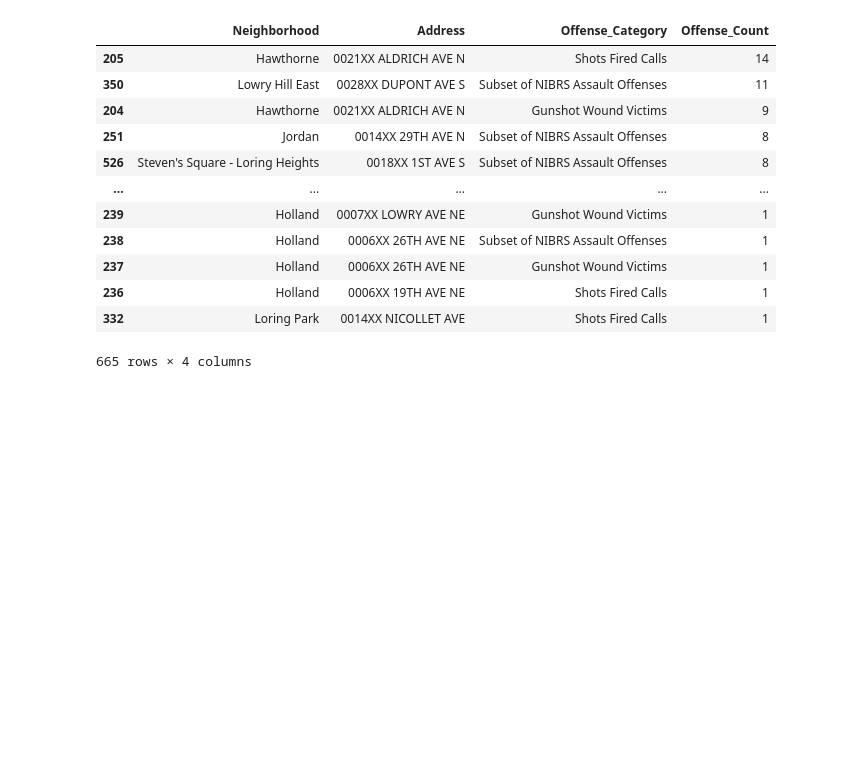
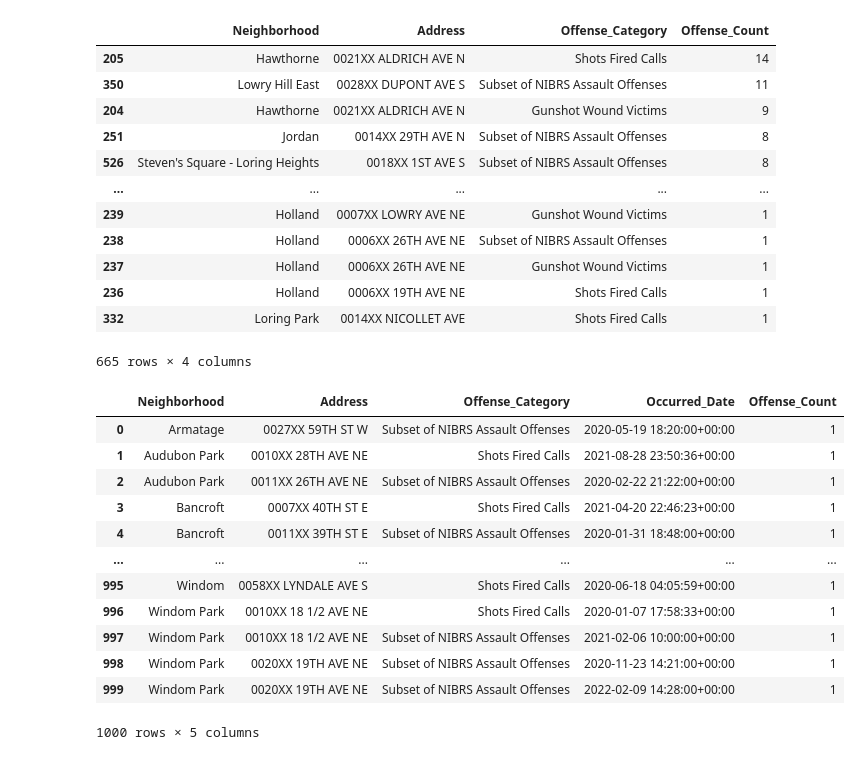
Before and after one commit to ottoaara/group6_project1, a Jupyter notebook: GroupSix_Project_1/Main.ipynb, the cells around one changed output. Drawn from its saved outputs; the diff is of its cells as text; code cells hidden in the pictures; blank space fills up the shorter version.

```diff
--- a/GroupSix_Project_1/Main.ipynb
+++ b/GroupSix_Project_1/Main.ipynb
@@ -180,3 +163,22 @@ sorted_grouped_data
 | 236 | Holland | 0006XX 19TH AVE NE | Shots Fired Calls | 1 |
 | 332 | Loring Park | 0014XX NICOLLET AVE | Shots Fired Calls | 1 |
 665 rows × 4 columns
+# %%
+# adding in date time to support further analysis to check correlation between time and offense
+grouped_data_bydate = ran_crime_data_df.groupby(['Neighborhood', 'Address', 'Offense_Category', 'Occurred_Date']).size().reset_index(name='Offense_Count')
+# %%
+grouped_data_bydate
+# %% [output]
+|  | Neighborhood | Address | Offense_Category | Occurred_Date | Offense_Count |
+| 0 | Armatage | 0027XX 59TH ST W | Subset of NIBRS Assault Offenses | 2020-05-19 18:20:00+00:00 | 1 |
+| 1 | Audubon Park | 0010XX 28TH AVE NE | Shots Fired Calls | 2021-08-28 23:50:36+00:00 | 1 |
+| 2 | Audubon Park | 0011XX 26TH AVE NE | Subset of NIBRS Assault Offenses | 2020-02-22 21:22:00+00:00 | 1 |
+| 3 | Bancroft | 0007XX 40TH ST E | Shots Fired Calls | 2021-04-20 22:46:23+00:00 | 1 |
+| 4 | Bancroft | 0011XX 39TH ST E | Subset of NIBRS Assault Offenses | 2020-01-31 18:48:00+00:00 | 1 |
+| ... | ... | ... | ... | ... | ... |
+| 995 | Windom | 0058XX LYNDALE AVE S | Shots Fired Calls | 2020-06-18 04:05:59+00:00 | 1 |
+| 996 | Windom Park | 0010XX 18 1/2 AVE NE | Shots Fired Calls | 2020-01-07 17:58:33+00:00 | 1 |
+| 997 | Windom Park | 0010XX 18 1/2 AVE NE | Subset of NIBRS Assault Offenses | 2021-02-06 10:00:00+00:00 | 1 |
+| 998 | Windom Park | 0020XX 19TH AVE NE | Subset of NIBRS Assault Offenses | 2020-11-23 14:21:00+00:00 | 1 |
+| 999 | Windom Park | 0020XX 19TH AVE NE | Subset of NIBRS Assault Offenses | 2022-02-09 14:28:00+00:00 | 1 |
+1000 rows × 5 columns
```
Also changed, not shown: parts of 6 cells of this notebook.
